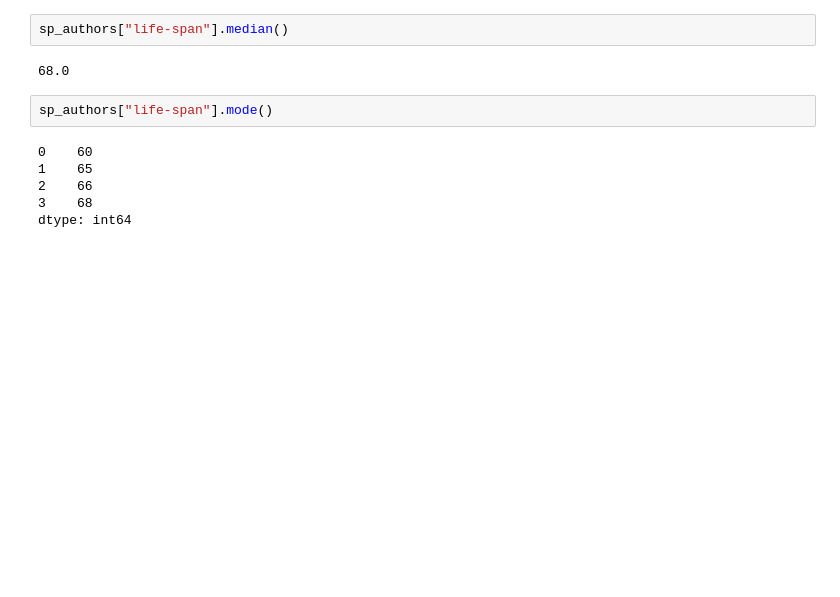
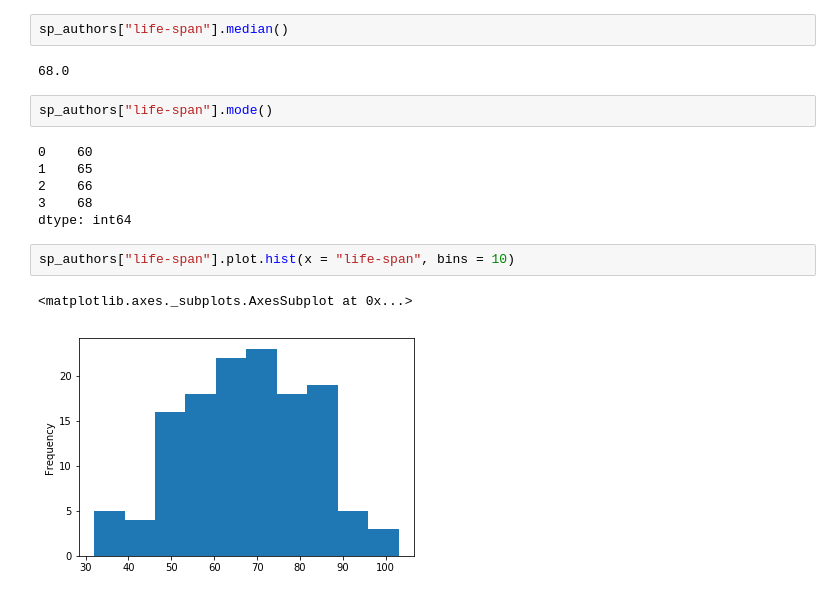
Before and after one commit to niceshice/Statistik, a Jupyter notebook: Notebooks/Plotting.ipynb, the cells around one changed output. Drawn from its saved outputs; the diff is of its cells as text; blank space fills up the shorter version.

Commit message:
saved Plotting

```diff
--- a/Notebooks/Plotting.ipynb
+++ b/Notebooks/Plotting.ipynb
@@ -30,3 +30,8 @@ sp_authors["life-span"].mode()
 2    66
 3    68
 dtype: int64
+# %%
+sp_authors["life-span"].plot.hist(x = "life-span", bins = 10)
+# %% [output]
+<matplotlib.axes._subplots.AxesSubplot at 0x...>
+[figure, added]
```
Also changed, not shown: parts of 2 cells of this notebook.
